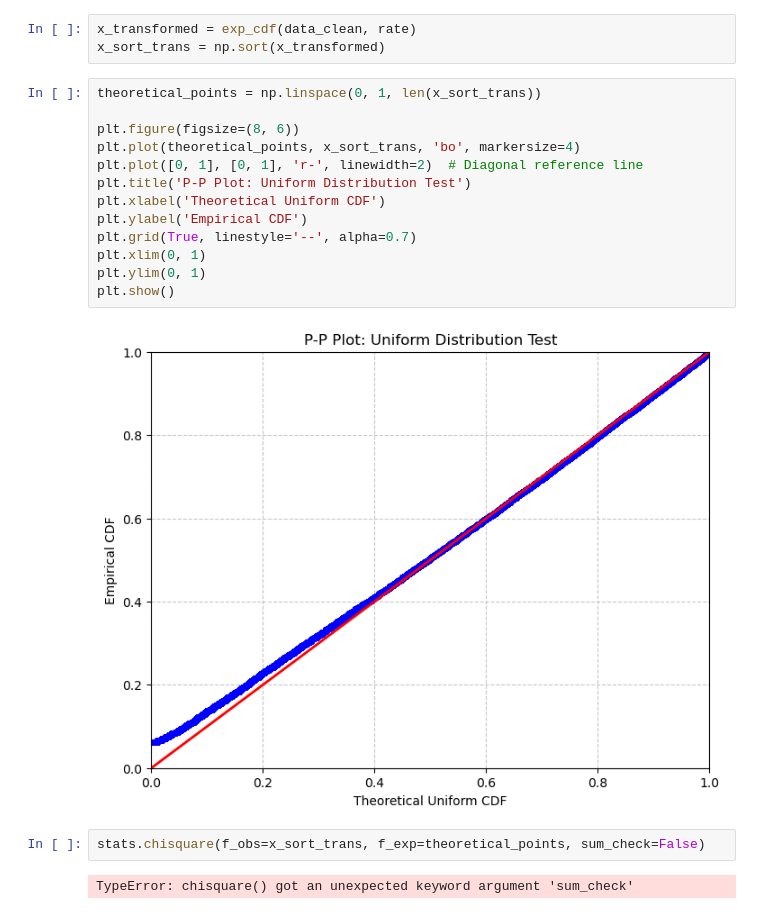
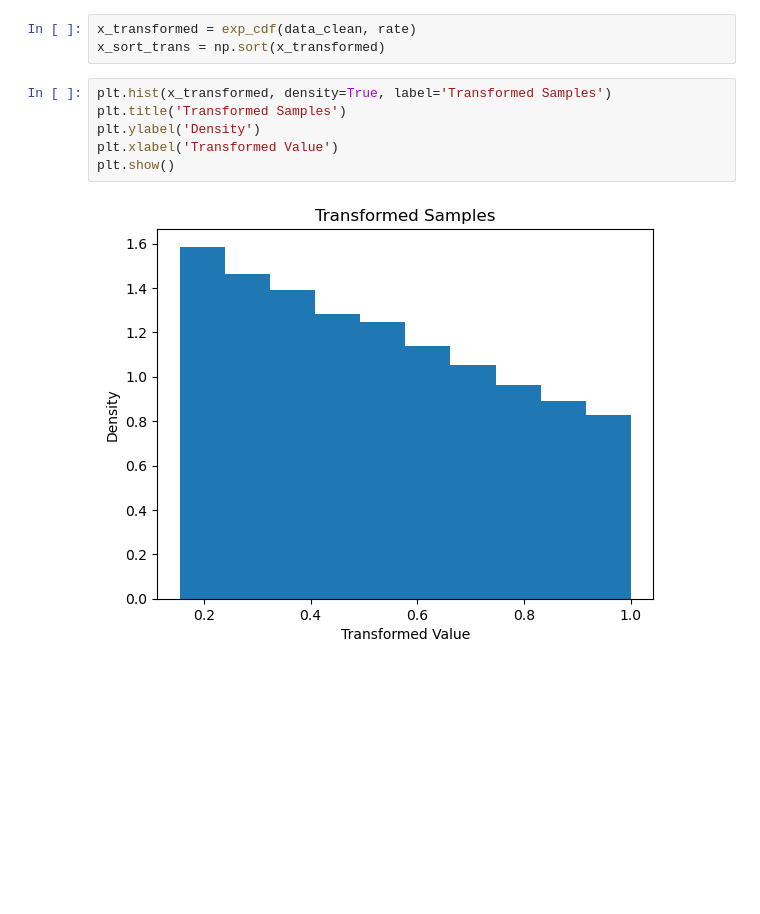
Before and after one commit to abhirao-03/stochastic-resonance, a Jupyter notebook: results/automate.ipynb, the cells around one changed output. Cells and saved outputs as stored; diff of their text form; blank space fills up the shorter version.

```diff
--- a/results/automate.ipynb
+++ b/results/automate.ipynb
@@ -52,22 +39,11 @@ def exp_cdf(x, rate):
 # %%
 x_transformed = exp_cdf(data_clean, rate)
 x_sort_trans = np.sort(x_transformed)
-# %%
-theoretical_points = np.linspace(0, 1, len(x_sort_trans))
-
-plt.figure(figsize=(8, 6))
-plt.plot(theoretical_points, x_sort_trans, 'bo', markersize=4)
-plt.plot([0, 1], [0, 1], 'r-', linewidth=2)  # Diagonal reference line
-plt.title('P-P Plot: Uniform Distribution Test')
-plt.xlabel('Theoretical Uniform CDF')
-plt.ylabel('Empirical CDF')
-plt.grid(True, linestyle='--', alpha=0.7)
-plt.xlim(0, 1)
-plt.ylim(0, 1)
-plt.show()
-# %% [output]
-[figure, removed]
-# %%
-stats.chisquare(f_obs=x_sort_trans, f_exp=theoretical_points, sum_check=False)
-# %% [output]
-TypeError: chisquare() got an unexpected keyword argument 'sum_check'
+# %%
+plt.hist(x_transformed, density=True, label='Transformed Samples')
+plt.title('Transformed Samples')
+plt.ylabel('Density')
+plt.xlabel('Transformed Value')
+plt.show()
+# %% [output]
+[figure, added]
```
Also changed, not shown: parts of 8 cells of this notebook, 1 other file.
